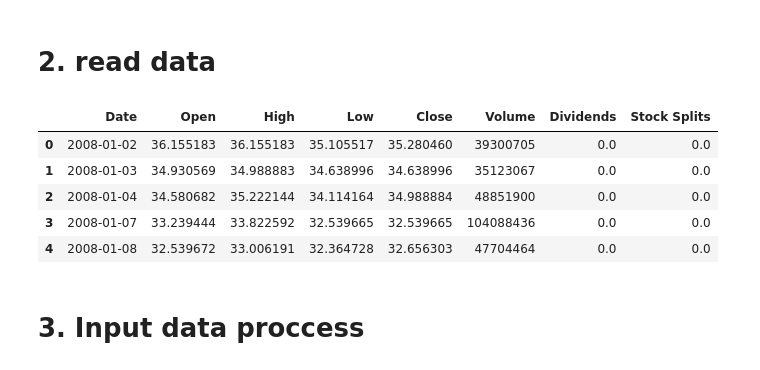
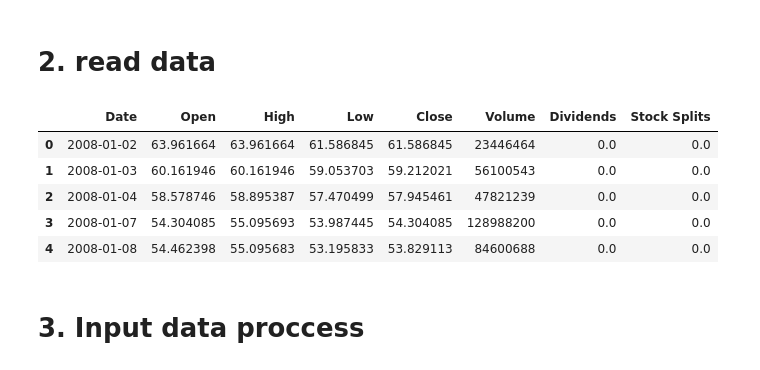
Before and after one commit to imjimmylol/dash, a Jupyter notebook: main_script.ipynb, the cells around one changed output. Saved outputs shown, nothing was run; the diff lists cells and outputs as text; code cells hidden in the pictures.

```diff
--- a/main_script.ipynb
+++ b/main_script.ipynb
@@ -16,16 +16,16 @@ import plotly.graph_objects as go
 # %% [markdown]
 # 2. read data
 # %%
-df = pd.read_csv('./data/2330TW.csv')
+df = pd.read_csv('./data/2317TW.csv')
 df.head()
 # df.rename({'Unnamed: 0': 'Time'}, axis=1, inplace=True)
 # %% [output]
 |  | Date | Open | High | Low | Close | Volume | Dividends | Stock Splits |
-| 0 | 2008-01-02 | 36.155183 | 36.155183 | 35.105517 | 35.280460 | 39300705 | 0.0 | 0.0 |
-| 1 | 2008-01-03 | 34.930569 | 34.988883 | 34.638996 | 34.638996 | 35123067 | 0.0 | 0.0 |
-| 2 | 2008-01-04 | 34.580682 | 35.222144 | 34.114164 | 34.988884 | 48851900 | 0.0 | 0.0 |
-| 3 | 2008-01-07 | 33.239444 | 33.822592 | 32.539665 | 32.539665 | 104088436 | 0.0 | 0.0 |
-| 4 | 2008-01-08 | 32.539672 | 33.006191 | 32.364728 | 32.656303 | 47704464 | 0.0 | 0.0 |
+| 0 | 2008-01-02 | 63.961664 | 63.961664 | 61.586845 | 61.586845 | 23446464 | 0.0 | 0.0 |
+| 1 | 2008-01-03 | 60.161946 | 60.161946 | 59.053703 | 59.212021 | 56100543 | 0.0 | 0.0 |
+| 2 | 2008-01-04 | 58.578746 | 58.895387 | 57.470499 | 57.945461 | 47821239 | 0.0 | 0.0 |
+| 3 | 2008-01-07 | 54.304085 | 55.095693 | 53.987445 | 54.304085 | 128988200 | 0.0 | 0.0 |
+| 4 | 2008-01-08 | 54.462398 | 55.095683 | 53.195833 | 53.829113 | 84600688 | 0.0 | 0.0 |
 # %% [markdown]
 # 3. Input data proccess
 # %%
```
Also changed, not shown: parts of 7 cells of this notebook, 2 other files.
